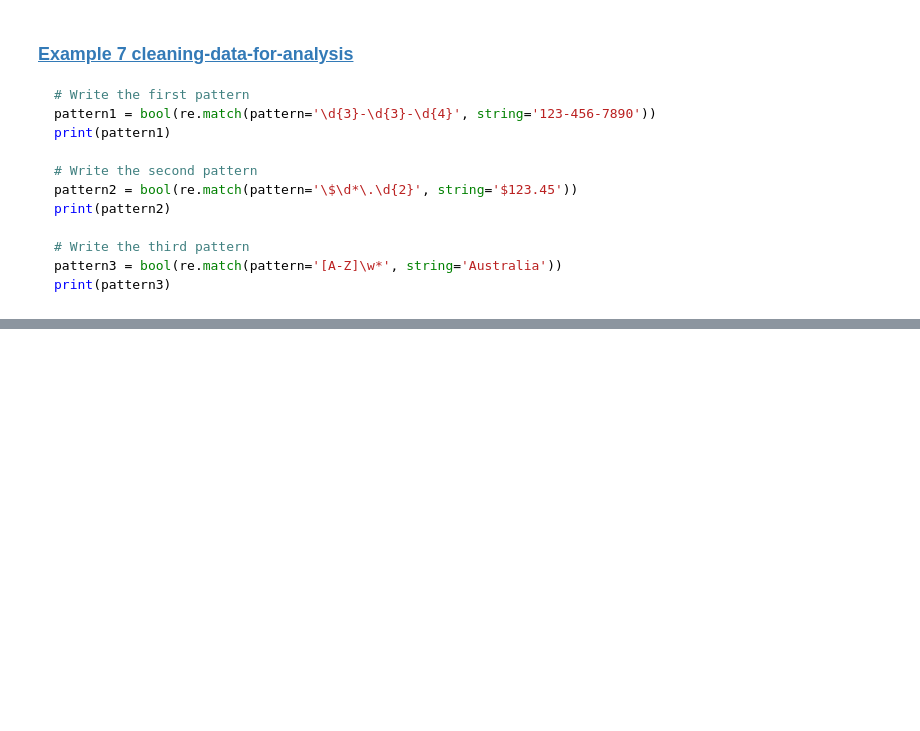
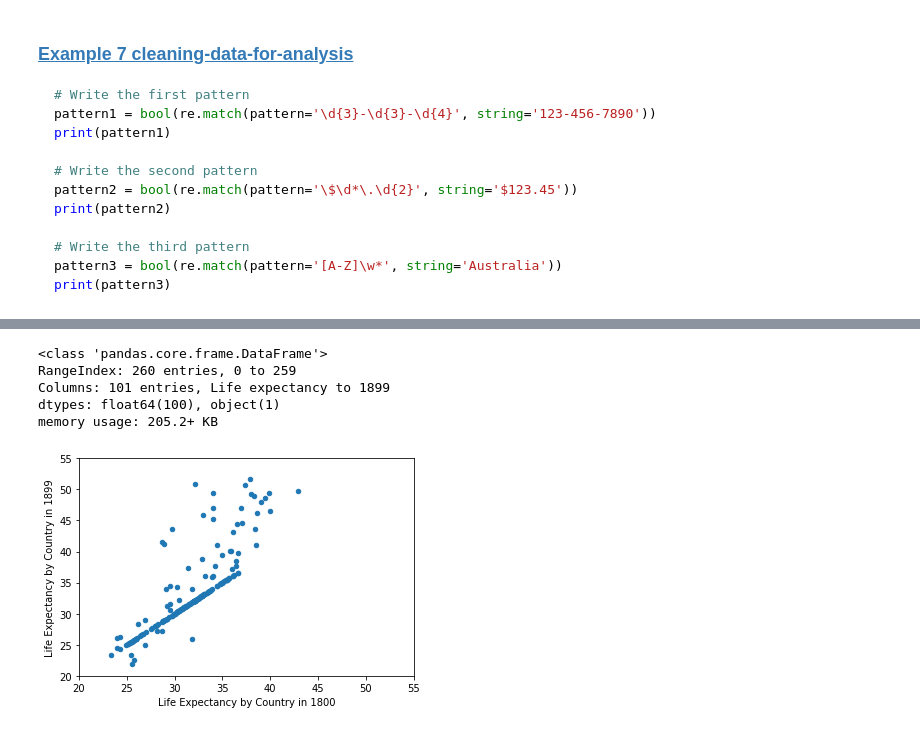
Before and after one commit to cschellenberger/Data-Science-Learning, a Jupyter notebook: Cleaning Data in Python.ipynb, the cells around one changed output, grey strips where cells are left out. Drawn from its saved outputs; the diff is of its cells as text; code cells hidden in the pictures; blank space fills up the shorter version.

```diff
--- a/Cleaning Data in Python.ipynb
+++ b/Cleaning Data in Python.ipynb
@@ -528,0 +649,7 @@ print(df_subset.head())
+# %%
+import pandas as pd
+life_messy = pd.read_csv('gapminder_messy.csv', index_col='Life expectancy')
+# %%
+g1800s_values = life_messy.loc[:, '1800':'1899']
+g1800s_values = g1800s_values.reset_index()
+g1800s_values.shape
@@ -528,0 +658,4 @@ print(df_subset.head())
+# %%
+g1800s = g1800s_values.iloc[:260]
+print(g1800s.head())
+g1800s.shape
@@ -528,0 +681,27 @@ print(df_subset.head())
+# %%
+g1800s.info()
+# %% [output]
+<class 'pandas.core.frame.DataFrame'>
+RangeIndex: 260 entries, 0 to 259
+Columns: 101 entries, Life expectancy to 1899
+dtypes: float64(100), object(1)
+memory usage: 205.2+ KB
+# %%
+# Import matplotlib.pyplot
+import matplotlib.pyplot as plt
+
+# Create the scatter plot
+g1800s.plot(kind='scatter', x='1800', y='1899')
+
+# Specify axis labels
+plt.xlabel('Life Expectancy by Country in 1800')
+plt.ylabel('Life Expectancy by Country in 1899')
+
+# Specify axis limits
+plt.xlim(20, 55)
+plt.ylim(20, 55)
+
+# Display the plot
+plt.show()
+# %% [output]
+[figure, added]
```
Also changed, not shown: parts of 8 cells of this notebook, 2 other files.
